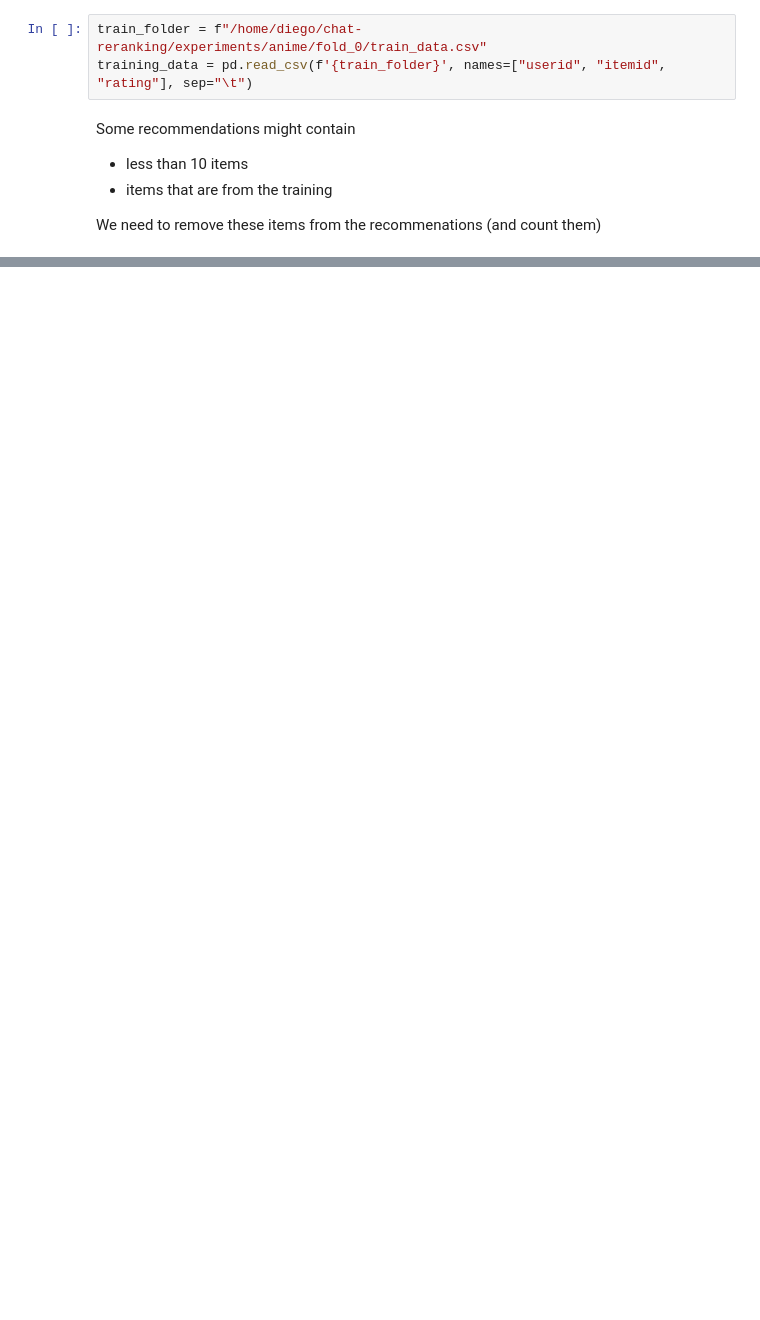
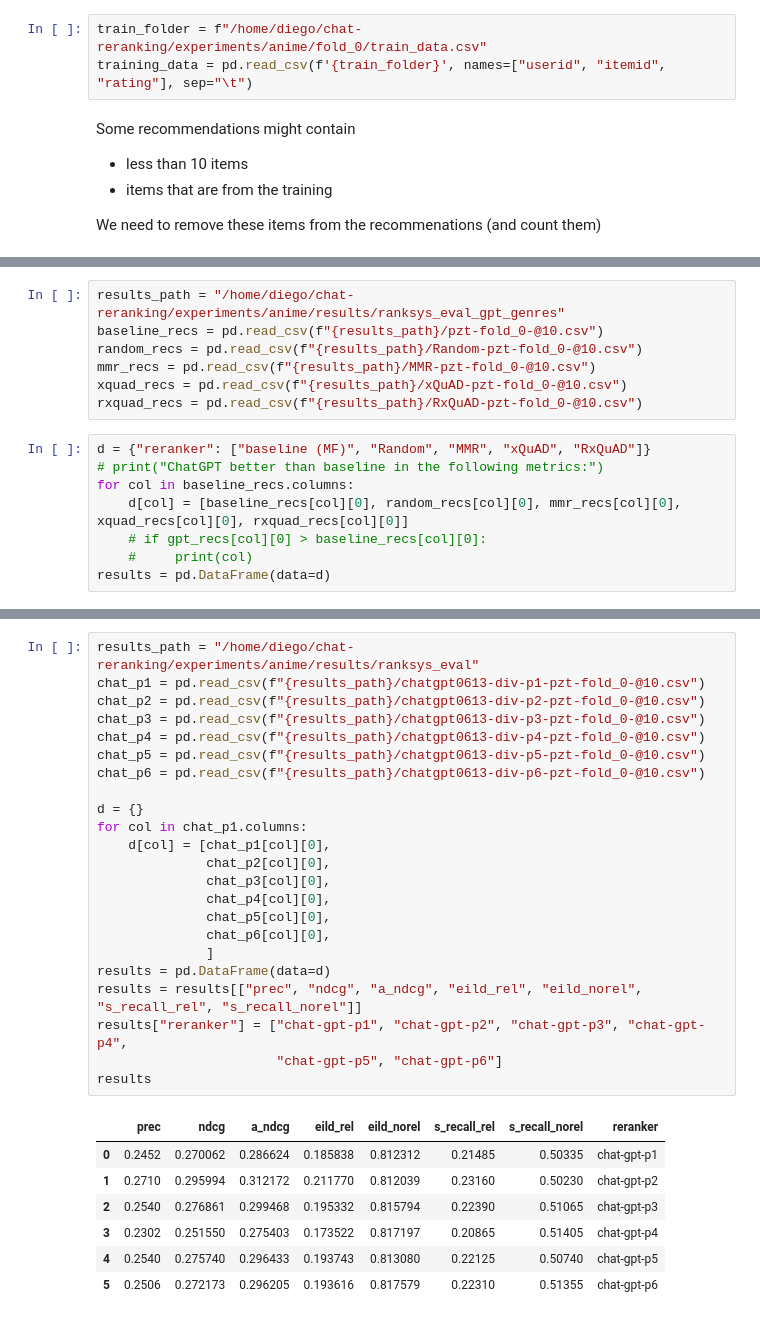
Before and after one commit to cdiego89phd/chat-reranking, a Jupyter notebook: notebooks/results_analysis_anime.ipynb, the cells around one changed output, grey strips where cells are left out. Saved outputs shown, nothing was run; the diff lists cells and outputs as text; blank space fills up the shorter version.

```diff
--- a/notebooks/results_analysis_anime.ipynb
+++ b/notebooks/results_analysis_anime.ipynb
@@ -235,0 +286,15 @@ results
+# %%
+results_path = "/home/diego/chat-reranking/experiments/anime/results/ranksys_eval_gpt_genres"
+baseline_recs = pd.read_csv(f"{results_path}/pzt-fold_0-@10.csv")
+random_recs = pd.read_csv(f"{results_path}/Random-pzt-fold_0-@10.csv")
+mmr_recs = pd.read_csv(f"{results_path}/MMR-pzt-fold_0-@10.csv")
+xquad_recs = pd.read_csv(f"{results_path}/xQuAD-pzt-fold_0-@10.csv")
+rxquad_recs = pd.read_csv(f"{results_path}/RxQuAD-pzt-fold_0-@10.csv")
+# %%
+d = {"reranker": ["baseline (MF)", "Random", "MMR", "xQuAD", "RxQuAD"]}
+# print("ChatGPT better than baseline in the following metrics:")
+for col in baseline_recs.columns:
+    d[col] = [baseline_recs[col][0], random_recs[col][0], mmr_recs[col][0], xquad_recs[col][0], rxquad_recs[col][0]]
+    # if gpt_recs[col][0] > baseline_recs[col][0]:
+    #     print(col)
+results = pd.DataFrame(data=d)
@@ -235,0 +312,31 @@ results
+# %%
+results_path = "/home/diego/chat-reranking/experiments/anime/results/ranksys_eval"
+chat_p1 = pd.read_csv(f"{results_path}/chatgpt0613-div-p1-pzt-fold_0-@10.csv")
+chat_p2 = pd.read_csv(f"{results_path}/chatgpt0613-div-p2-pzt-fold_0-@10.csv")
+chat_p3 = pd.read_csv(f"{results_path}/chatgpt0613-div-p3-pzt-fold_0-@10.csv")
+chat_p4 = pd.read_csv(f"{results_path}/chatgpt0613-div-p4-pzt-fold_0-@10.csv")
+chat_p5 = pd.read_csv(f"{results_path}/chatgpt0613-div-p5-pzt-fold_0-@10.csv")
+chat_p6 = pd.read_csv(f"{results_path}/chatgpt0613-div-p6-pzt-fold_0-@10.csv")
+
+d = {}
+for col in chat_p1.columns:
+    d[col] = [chat_p1[col][0],
+              chat_p2[col][0],
+              chat_p3[col][0],
+              chat_p4[col][0],
+              chat_p5[col][0],
+              chat_p6[col][0],
+              ]
+results = pd.DataFrame(data=d)
+results = results[["prec", "ndcg", "a_ndcg", "eild_rel", "eild_norel", "s_recall_rel", "s_recall_norel"]]
+results["reranker"] = ["chat-gpt-p1", "chat-gpt-p2", "chat-gpt-p3", "chat-gpt-p4",
+                       "chat-gpt-p5", "chat-gpt-p6"]
+results
+# %% [output]
+|  | prec | ndcg | a_ndcg | eild_rel | eild_norel | s_recall_rel | s_recall_norel | reranker |
+| 0 | 0.2452 | 0.270062 | 0.286624 | 0.185838 | 0.812312 | 0.21485 | 0.50335 | chat-gpt-p1 |
+| 1 | 0.2710 | 0.295994 | 0.312172 | 0.211770 | 0.812039 | 0.23160 | 0.50230 | chat-gpt-p2 |
+| 2 | 0.2540 | 0.276861 | 0.299468 | 0.195332 | 0.815794 | 0.22390 | 0.51065 | chat-gpt-p3 |
+| 3 | 0.2302 | 0.251550 | 0.275403 | 0.173522 | 0.817197 | 0.20865 | 0.51405 | chat-gpt-p4 |
+| 4 | 0.2540 | 0.275740 | 0.296433 | 0.193743 | 0.813080 | 0.22125 | 0.50740 | chat-gpt-p5 |
+| 5 | 0.2506 | 0.272173 | 0.296205 | 0.193616 | 0.817579 | 0.22310 | 0.51355 | chat-gpt-p6 |
```
Also changed, not shown: parts of 31 cells of this notebook, 3 other files.
